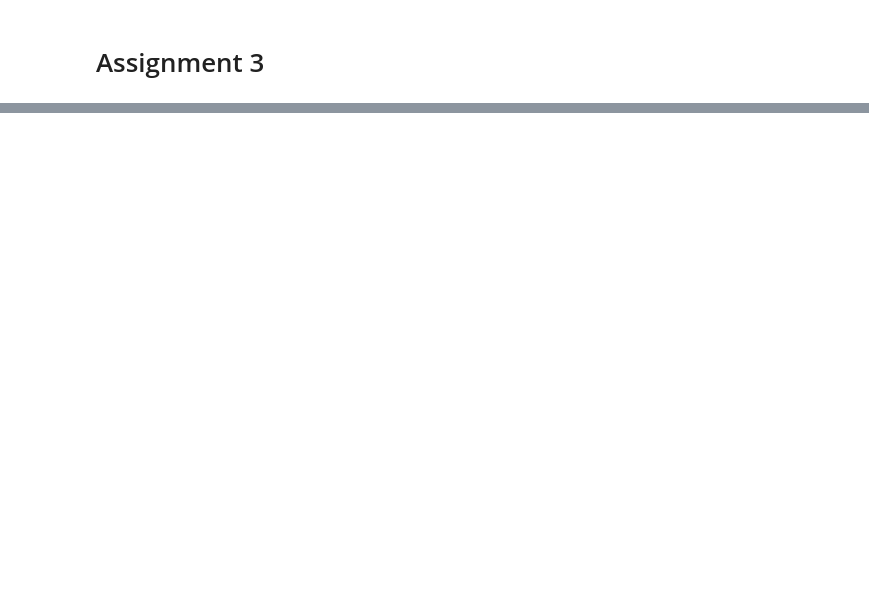
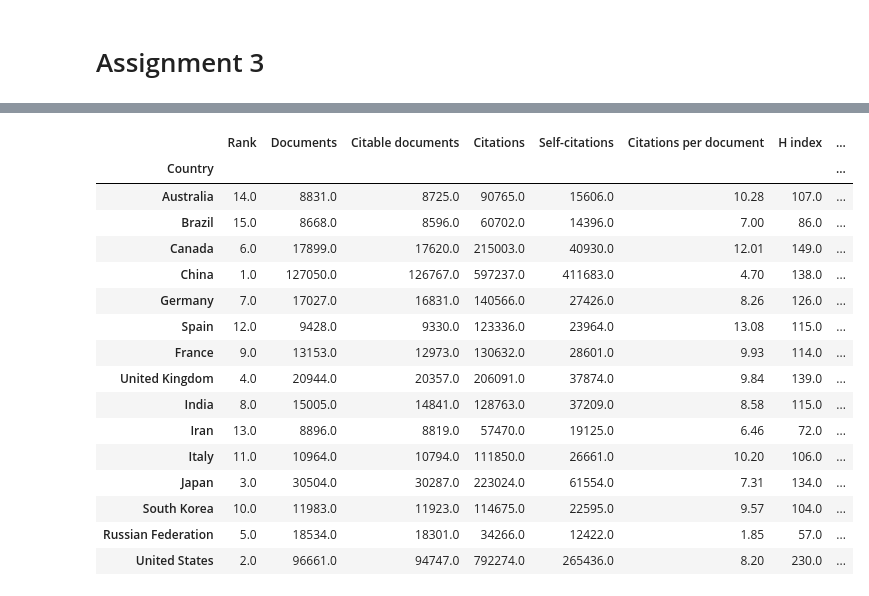
Before and after one commit to jpradas1/Introduction_Data-Science_Python, a Jupyter notebook: Week_3/Assignment_3.ipynb, the cells around one changed output, grey strips where cells are left out. Saved outputs shown, nothing was run; the diff lists cells and outputs as text; code cells hidden in the pictures; blank space fills up the shorter version.

```diff
--- a/Week_3/Assignment_3.ipynb
+++ b/Week_3/Assignment_3.ipynb
@@ -77,0 +70,12 @@ ParserError: Error tokenizing data. C error: Expected 3 fields in line 5, saw 67
+# %%
+GDP = pd.read_csv('Datasets/world_bank.csv', skiprows=4)
+# let's change the names of some countries
+old_names = ["Korea, Rep.", "Iran, Islamic Rep.", "Hong Kong SAR, China"]
+new_names = ["South Korea", "Iran", "Hong Kong"]
+GDP['Country Name'] = GDP['Country Name'].replace(old_names, new_names)
+
+GDP = GDP.rename(columns={'Country Name': 'Country'})
+GDP = pd.DataFrame(GDP)
+# now, we are interested in the last 10 years data, namely, from 2006 to 2015
+GDP.drop(GDP.iloc[:, 1:50], inplace=True, axis=1)
+GDP.head()
@@ -77,0 +98,5 @@ ParserError: Error tokenizing data. C error: Expected 3 fields in line 5, saw 67
+# %%
+# First, let's call the data
+ScimEn = pd.read_excel('Datasets/scimagojr-3.xlsx')
+ScimEn = pd.DataFrame(ScimEn)
+ScimEn.head()
@@ -77,0 +110,27 @@ ParserError: Error tokenizing data. C error: Expected 3 fields in line 5, saw 67
+# %%
+# let's merge these three DataFrame on Country column
+submerge = pd.merge(ScimEn, Energy, how='right', on='Country')
+Merge = pd.merge(submerge, GDP, how='right', on='Country')
+# and we take just the first 15th in the rank
+Merge = Merge[Merge['Rank'] <= 15]
+# let's set country column as index
+Merge = Merge.set_index('Country')
+Merge
+# %% [output]
+|  | Rank | Documents | Citable documents | Citations | Self-citations | Citations per document | H index | ... |
+| Country |  |  |  |  |  |  |  | ... |
+| Australia | 14.0 | 8831.0 | 8725.0 | 90765.0 | 15606.0 | 10.28 | 107.0 | ... |
+| Brazil | 15.0 | 8668.0 | 8596.0 | 60702.0 | 14396.0 | 7.00 | 86.0 | ... |
+| Canada | 6.0 | 17899.0 | 17620.0 | 215003.0 | 40930.0 | 12.01 | 149.0 | ... |
+| China | 1.0 | 127050.0 | 126767.0 | 597237.0 | 411683.0 | 4.70 | 138.0 | ... |
+| Germany | 7.0 | 17027.0 | 16831.0 | 140566.0 | 27426.0 | 8.26 | 126.0 | ... |
+| Spain | 12.0 | 9428.0 | 9330.0 | 123336.0 | 23964.0 | 13.08 | 115.0 | ... |
+| France | 9.0 | 13153.0 | 12973.0 | 130632.0 | 28601.0 | 9.93 | 114.0 | ... |
+| United Kingdom | 4.0 | 20944.0 | 20357.0 | 206091.0 | 37874.0 | 9.84 | 139.0 | ... |
+| India | 8.0 | 15005.0 | 14841.0 | 128763.0 | 37209.0 | 8.58 | 115.0 | ... |
+| Iran | 13.0 | 8896.0 | 8819.0 | 57470.0 | 19125.0 | 6.46 | 72.0 | ... |
+| Italy | 11.0 | 10964.0 | 10794.0 | 111850.0 | 26661.0 | 10.20 | 106.0 | ... |
+| Japan | 3.0 | 30504.0 | 30287.0 | 223024.0 | 61554.0 | 7.31 | 134.0 | ... |
+| South Korea | 10.0 | 11983.0 | 11923.0 | 114675.0 | 22595.0 | 9.57 | 104.0 | ... |
+| Russian Federation | 5.0 | 18534.0 | 18301.0 | 34266.0 | 12422.0 | 1.85 | 57.0 | ... |
+| United States | 2.0 | 96661.0 | 94747.0 | 792274.0 | 265436.0 | 8.20 | 230.0 | ... |
```
Also changed, not shown: parts of 42 cells of this notebook, 2 other files.
